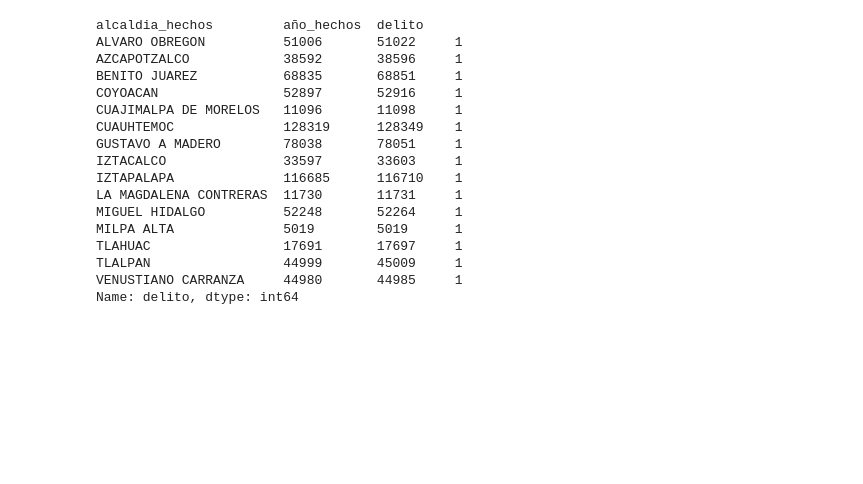
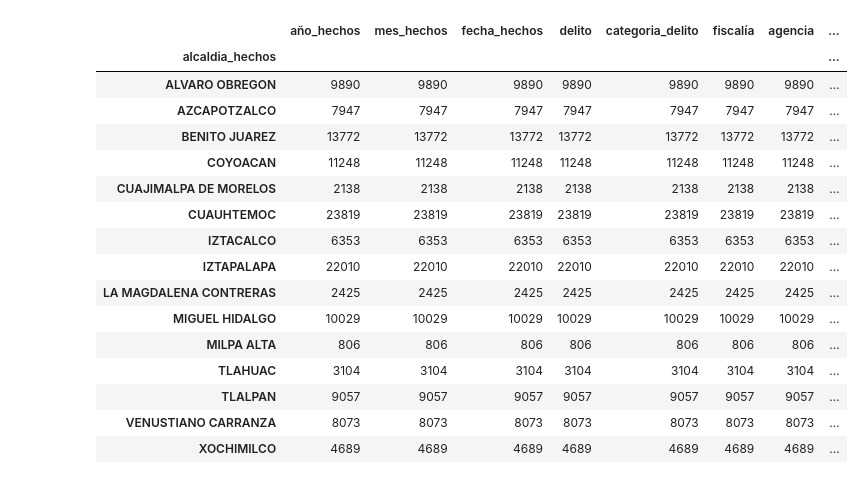
Before and after one commit to joseluismendozal10/Project1, a Jupyter notebook: Avances/Project1.ipynb, the cells around one changed output. Cells and saved outputs as stored; diff of their text form; code cells hidden in the pictures; blank space fills up the shorter version.

```diff
--- a/Avances/Project1.ipynb
+++ b/Avances/Project1.ipynb
@@ -91,0 +85,3 @@ Name: delito, Length: 66, dtype: int64
+# %%
+PGJ_alcaldias=PGJ_input.loc[PGJ_input["alcaldia_hechos"].isin(alcaldias),:]
+PGJ_alcaldias
@@ -91,0 +133,6 @@ Name: delito, Length: 66, dtype: int64
+# %%
+PGJ_2018=PGJ_alcaldias.loc[PGJ_alcaldias["año_hechos"]==2018,:]
+PGJ_Top30_2018=PGJ_2018.groupby(["delito"],as_index=False).count()
+PGJ_Top30_2018=(PGJ_Top30_2018.sort_values(by ="año_hechos",ascending=False)).head(30)
+PGJ_Top30_2018=PGJ_Top30_2018["delito"]
+PGJ_Top30_2018.tolist()
@@ -91,0 +157,6 @@ Name: delito, Length: 66, dtype: int64
+# %%
+PGJ_2016=PGJ_alcaldias.loc[PGJ_alcaldias["año_hechos"]==2016,:]
+PGJ_2017=PGJ_alcaldias.loc[PGJ_alcaldias["año_hechos"]==2017,:]
+PGJ_2018=PGJ_alcaldias.loc[PGJ_alcaldias["año_hechos"]==2018,:]
+PGJ_2019=PGJ_alcaldias.loc[PGJ_alcaldias["año_hechos"]==2019,:]
+PGJ_2016.head()
@@ -91,0 +170,9 @@ Name: delito, Length: 66, dtype: int64
+# %%
+PGJ_Top_Delitos_2016=PGJ_2016.loc[PGJ_input["delito"].isin(PGJ_Top30_2018),:]
+PGJ_Top_Delitos_2017=PGJ_2017.loc[PGJ_input["delito"].isin(PGJ_Top30_2018),:]
+PGJ_Top_Delitos_2018=PGJ_2018.loc[PGJ_input["delito"].isin(PGJ_Top30_2018),:]
+PGJ_Top_Delitos_2019=PGJ_2019.loc[PGJ_input["delito"].isin(PGJ_Top30_2018),:]
+
+#alcaldias_2017=PGJ_Top_2017.groupby(["alcaldia_hechos"]).count()
+#alcaldias_2017
+PGJ_Top_Delitos_2019
@@ -92,21 +198,21 @@ Name: delito, Length: 66, dtype: int64
 # %%
-PGJ_input_alcaldia=PGJ_input.groupby("alcaldia_hechos").count()
-PGJ_input_alcaldia
+Delitos_Alcaldia_2016 = PGJ_Top_Delitos_2016.groupby("alcaldia_hechos").count()
+Delitos_Alcaldia_2016
 # %% [output]
-alcaldia_hechos         año_hechos  delito
-ALVARO OBREGON          51006       51022     1
-AZCAPOTZALCO            38592       38596     1
-BENITO JUAREZ           68835       68851     1
-COYOACAN                52897       52916     1
-CUAJIMALPA DE MORELOS   11096       11098     1
-CUAUHTEMOC              128319      128349    1
-GUSTAVO A MADERO        78038       78051     1
-IZTACALCO               33597       33603     1
-IZTAPALAPA              116685      116710    1
-LA MAGDALENA CONTRERAS  11730       11731     1
-MIGUEL HIDALGO          52248       52264     1
-MILPA ALTA              5019        5019      1
-TLAHUAC                 17691       17697     1
-TLALPAN                 44999       45009     1
-VENUSTIANO CARRANZA     44980       44985     1
-Name: delito, dtype: int64
+|  | año_hechos | mes_hechos | fecha_hechos | delito | categoria_delito | fiscalía | agencia | ... |
+| alcaldia_hechos |  |  |  |  |  |  |  | ... |
+| ALVARO OBREGON | 9890 | 9890 | 9890 | 9890 | 9890 | 9890 | 9890 | ... |
+| AZCAPOTZALCO | 7947 | 7947 | 7947 | 7947 | 7947 | 7947 | 7947 | ... |
+| BENITO JUAREZ | 13772 | 13772 | 13772 | 13772 | 13772 | 13772 | 13772 | ... |
+| COYOACAN | 11248 | 11248 | 11248 | 11248 | 11248 | 11248 | 11248 | ... |
+| CUAJIMALPA DE MORELOS | 2138 | 2138 | 2138 | 2138 | 2138 | 2138 | 2138 | ... |
+| CUAUHTEMOC | 23819 | 23819 | 23819 | 23819 | 23819 | 23819 | 23819 | ... |
+| IZTACALCO | 6353 | 6353 | 6353 | 6353 | 6353 | 6353 | 6353 | ... |
+| IZTAPALAPA | 22010 | 22010 | 22010 | 22010 | 22010 | 22010 | 22010 | ... |
+| LA MAGDALENA CONTRERAS | 2425 | 2425 | 2425 | 2425 | 2425 | 2425 | 2425 | ... |
+| MIGUEL HIDALGO | 10029 | 10029 | 10029 | 10029 | 10029 | 10029 | 10029 | ... |
+| MILPA ALTA | 806 | 806 | 806 | 806 | 806 | 806 | 806 | ... |
+| TLAHUAC | 3104 | 3104 | 3104 | 3104 | 3104 | 3104 | 3104 | ... |
+| TLALPAN | 9057 | 9057 | 9057 | 9057 | 9057 | 9057 | 9057 | ... |
+| VENUSTIANO CARRANZA | 8073 | 8073 | 8073 | 8073 | 8073 | 8073 | 8073 | ... |
+| XOCHIMILCO | 4689 | 4689 | 4689 | 4689 | 4689 | 4689 | 4689 | ... |
```
Also changed, not shown: parts of 31 cells of this notebook, 8 other files.
